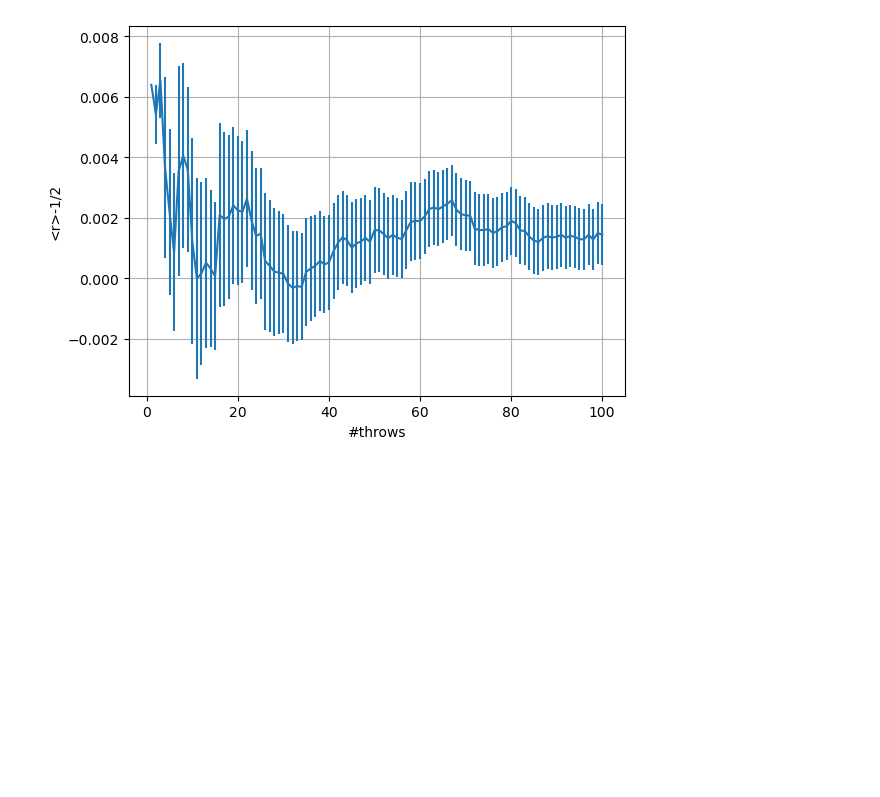
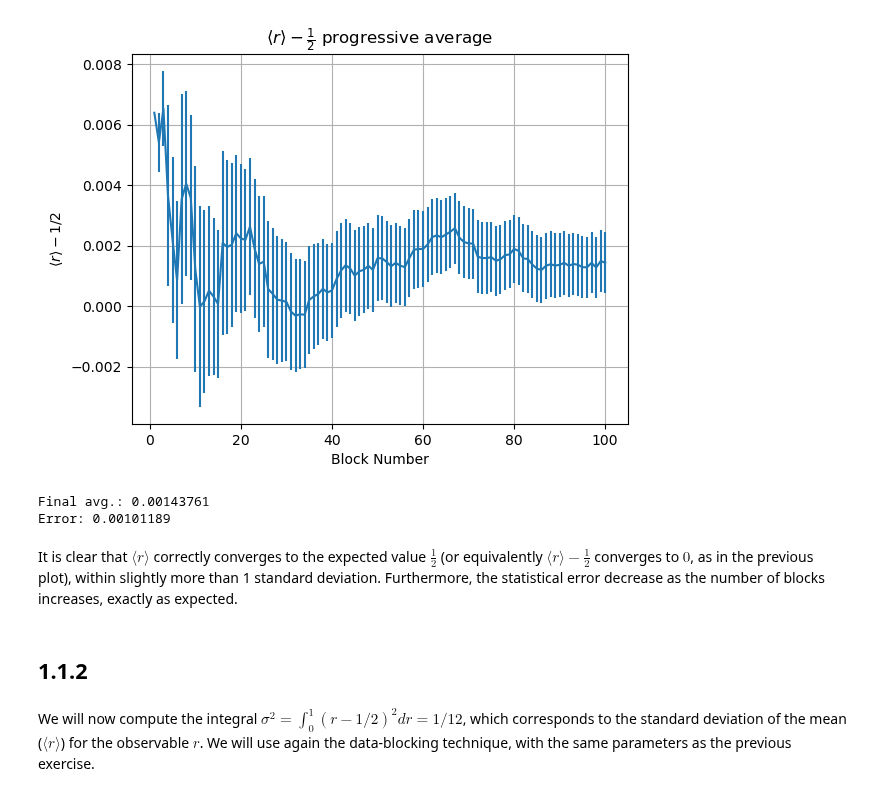
Before and after one commit to YggdrasilUrthr/NSL, a Jupyter notebook: Lab1/Ex1.ipynb, the cells around one changed output. Saved outputs shown, nothing was run; the diff lists cells and outputs as text; code cells hidden in the pictures; blank space fills up the shorter version.

```diff
--- a/Lab1/Ex1.ipynb
+++ b/Lab1/Ex1.ipynb
@@ -8,20 +15,31 @@ csv_path = "./CSV/"
 # %%
 avg_prog, error_prog = np.loadtxt(csv_path + "Ex1_1_1.csv", delimiter=',', usecols=(0, 1), unpack=True)
 
 M = 10000
 N = 100
 
 L = M / N
 
 x = np.arange(N) + 1
 
 plt.errorbar(x,avg_prog,yerr=error_prog)
-plt.xlabel('#throws')
-plt.ylabel('<r>-1/2')
+plt.xlabel('Block Number')
+plt.ylabel(r'$\langle r \rangle -1/2$')
+plt.title(r'$\langle r \rangle - \frac{1}{2}$ progressive average')
 plt.grid(True)
 plt.show()
+
+print("Final avg.: {}\nError: {}".format(avg_prog[-1], error_prog[-1]))
 # %% [output]
-[figure, old version]
+[figure, new version]
+Final avg.: 0.00143761
+Error: 0.00101189
+# %% [markdown]
+It is clear that $\langle r \rangle$ correctly converges to the expected value $\frac{1}{2}$ (or equivalently $\langle r \rangle - \frac{1}{2}$ converges to $0$, as in the previous plot), within slightly more than 1 standard deviation. Furthermore, the statistical error decrease as the number of blocks increases, exactly as expected.
+# %% [markdown]
+## 1.1.2
+# %% [markdown]
+We will now compute the integral $\sigma^2 = \int_0^1 (r-1/2)^2 dr = 1/12$, which corresponds to the standard deviation of the mean ($\langle r \rangle$) for the observable $r$. We will use again the data-blocking technique, with the same parameters as the previous exercise.
 # %%
 avg_prog, error_prog = np.loadtxt(csv_path + "Ex1_1_2.csv", delimiter=',', usecols=(0, 1), unpack=True)
 
```
Also changed, not shown: parts of 25 cells of this notebook, 4 other files.
